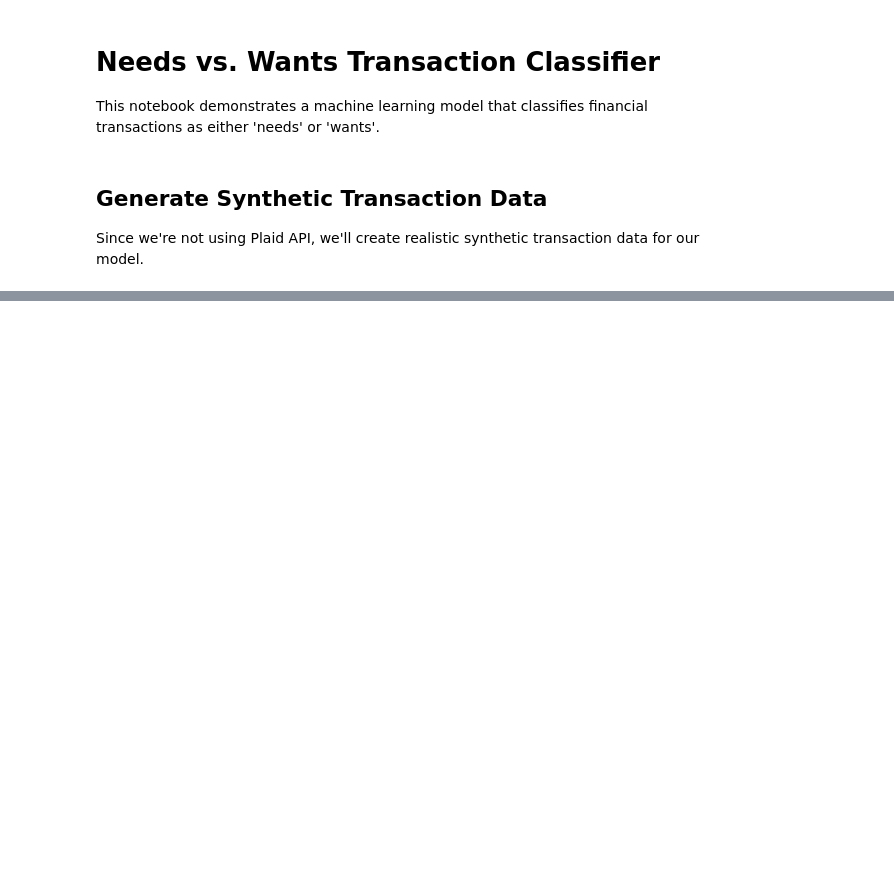
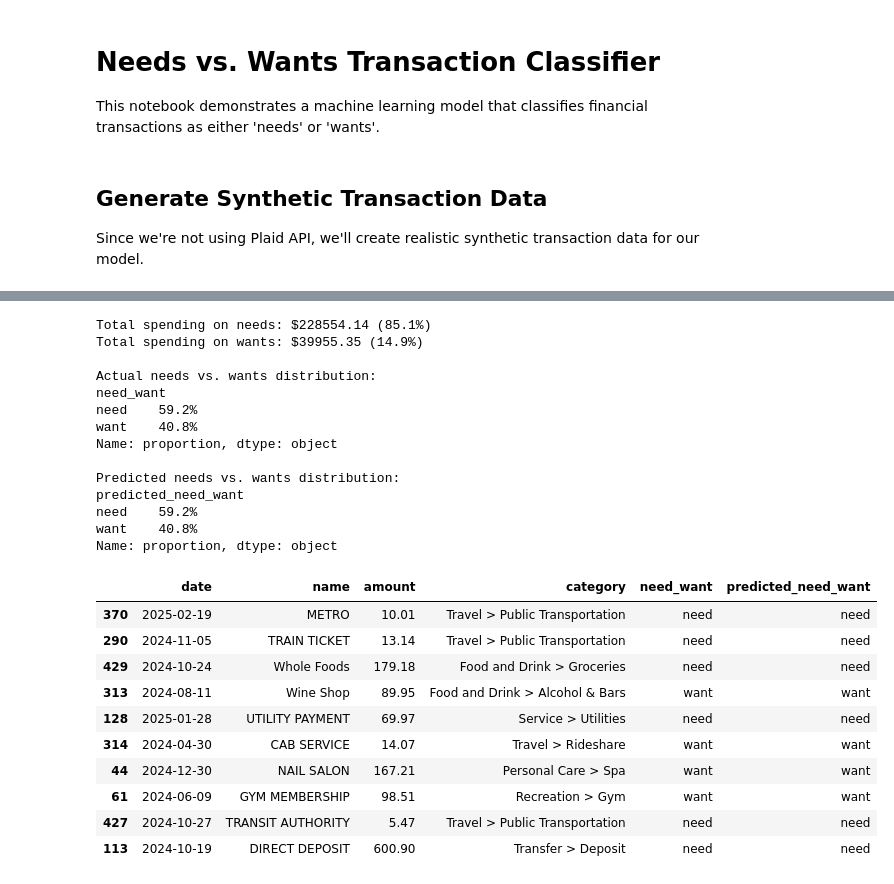
Before and after one commit to aditya-kurup/spendwisev3, a Jupyter notebook: backend/Untitled-1.ipynb, the cells around one changed output, grey strips where cells are left out. Saved outputs shown, nothing was run; the diff lists cells and outputs as text; code cells hidden in the pictures; blank space fills up the shorter version.

```diff
--- a/backend/Untitled-1.ipynb
+++ b/backend/Untitled-1.ipynb
@@ -346,0 +802,69 @@ display(feature_importance_df.head(30))
+# %%
+# Apply the model to predict on all transactions
+# We need to use the same feature processing as we did for training
+
+# Process features_df the same way we processed X for training
+prediction_data = features_df.copy()
+
+# Drop non-numeric columns (to match the process used during training)
+prediction_data = prediction_data.select_dtypes(exclude=['object'])
+
+# Ensure columns match those used for training
+missing_cols = set(X.columns) - set(prediction_data.columns)
+for col in missing_cols:
+    prediction_data[col] = 0  # Add missing columns with default values
+
+# Ensure column order matches training data
+prediction_data = prediction_data[X.columns]
+
+# Now we can predict
+all_predictions = rf_model.predict(prediction_data)
+all_predictions_labels = label_encoder.inverse_transform(all_predictions)
+
+# Add predictions to the original dataframe
+df['predicted_need_want'] = all_predictions_labels
+
+# Calculate needs vs. wants ratio based on predictions
+need_amount = df[df['predicted_need_want'] == 'need']['amount'].sum()
+want_amount = df[df['predicted_need_want'] == 'want']['amount'].sum()
+total_amount = need_amount + want_amount
+
+print(f"Total spending on needs: ${need_amount:.2f} ({need_amount/total_amount*100:.1f}%)")
+print(f"Total spending on wants: ${want_amount:.2f} ({want_amount/total_amount*100:.1f}%)")
+
+# Compare actual vs predicted distributions
+print("\nActual needs vs. wants distribution:")
+print(df['need_want'].value_counts(normalize=True).map(lambda x: f"{x:.1%}"))
+
+print("\nPredicted needs vs. wants distribution:")
+print(df['predicted_need_want'].value_counts(normalize=True).map(lambda x: f"{x:.1%}"))
+
+# Display sample transactions with their classifications
+display_cols = ['date', 'name', 'amount', 'category', 'need_want', 'predicted_need_want']
+df[display_cols].sample(10)
+# %% [output]
+Total spending on needs: $228554.14 (85.1%)
+Total spending on wants: $39955.35 (14.9%)
+
+Actual needs vs. wants distribution:
+need_want
+need    59.2%
+want    40.8%
+Name: proportion, dtype: object
+
+Predicted needs vs. wants distribution:
+predicted_need_want
+need    59.2%
+want    40.8%
+Name: proportion, dtype: object
+|  | date | name | amount | category | need_want | predicted_need_want |
+| 370 | 2025-02-19 | METRO | 10.01 | Travel > Public Transportation | need | need |
+| 290 | 2024-11-05 | TRAIN TICKET | 13.14 | Travel > Public Transportation | need | need |
+| 429 | 2024-10-24 | Whole Foods | 179.18 | Food and Drink > Groceries | need | need |
+| 313 | 2024-08-11 | Wine Shop | 89.95 | Food and Drink > Alcohol & Bars | want | want |
+| 128 | 2025-01-28 | UTILITY PAYMENT | 69.97 | Service > Utilities | need | need |
+| 314 | 2024-04-30 | CAB SERVICE | 14.07 | Travel > Rideshare | want | want |
+| 44 | 2024-12-30 | NAIL SALON | 167.21 | Personal Care > Spa | want | want |
+| 61 | 2024-06-09 | GYM MEMBERSHIP | 98.51 | Recreation > Gym | want | want |
+| 427 | 2024-10-27 | TRANSIT AUTHORITY | 5.47 | Travel > Public Transportation | need | need |
+| 113 | 2024-10-19 | DIRECT DEPOSIT | 600.90 | Transfer > Deposit | need | need |
```
Also changed, not shown: parts of 22 cells of this notebook, 5 other files.
